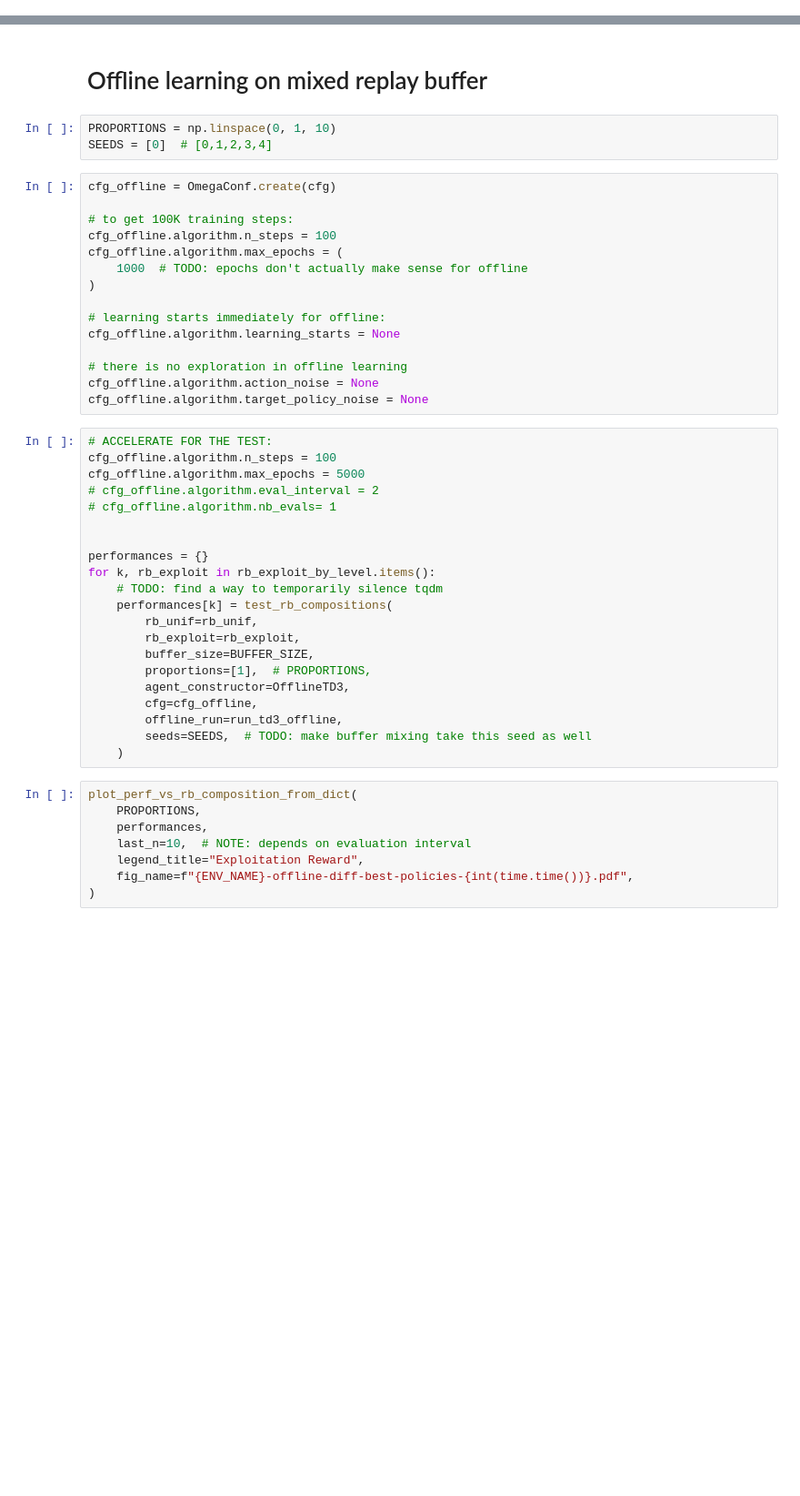
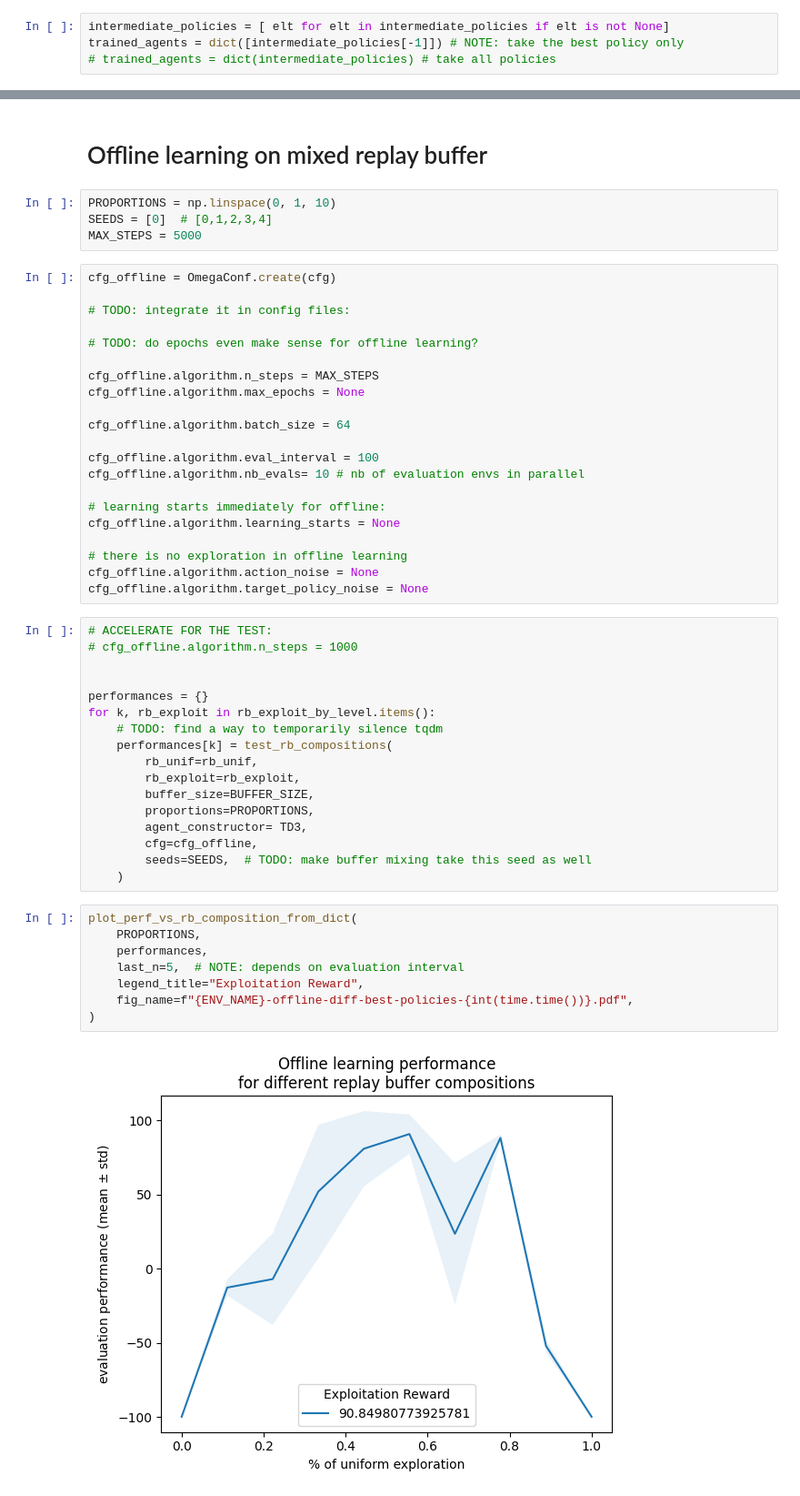
Before and after one commit to milosoundjian/projet-mind, a Jupyter notebook: experiments/notebooks/01-pipeline_setup.ipynb, the cells around one changed output, grey strips where cells are left out. Shown at 91% size. Drawn from its saved outputs; the diff is of its cells as text; blank space fills up the shorter version.

Commit message:
add new training interface to the notebook; slightly modify the new train methods; remove epochs and call to train_agent from offline learning

```diff
--- a/experiments/notebooks/01-pipeline_setup.ipynb
+++ b/experiments/notebooks/01-pipeline_setup.ipynb
@@ -106,3 +83,7 @@ else:
+# %%
+intermediate_policies = [ elt for elt in intermediate_policies if elt is not None]
+trained_agents = dict([intermediate_policies[-1]]) # NOTE: take the best policy only
+# trained_agents = dict(intermediate_policies) # take all policies
 # %%
 rb_exploit_by_level = {}
 for k, policy_agent in trained_agents.items():
@@ -119,14 +102,21 @@ rb_unif = collect_uniform_transitions(ENV_NAME, buffer_size=BUFFER_SIZE)
 # %%
 PROPORTIONS = np.linspace(0, 1, 10)
 SEEDS = [0]  # [0,1,2,3,4]
+MAX_STEPS = 5000
 # %%
 cfg_offline = OmegaConf.create(cfg)
 
-# to get 100K training steps:
-cfg_offline.algorithm.n_steps = 100
-cfg_offline.algorithm.max_epochs = (
-    1000  # TODO: epochs don't actually make sense for offline
-)
+# TODO: integrate it in config files:
+
+# TODO: do epochs even make sense for offline learning?
+
+cfg_offline.algorithm.n_steps = MAX_STEPS
+cfg_offline.algorithm.max_epochs = None
+
+cfg_offline.algorithm.batch_size = 64
+
+cfg_offline.algorithm.eval_interval = 100
+cfg_offline.algorithm.nb_evals= 10 # nb of evaluation envs in parallel
 
 # learning starts immediately for offline:
 cfg_offline.algorithm.learning_starts = None
@@ -136,10 +126,7 @@ cfg_offline.algorithm.action_noise = None
 cfg_offline.algorithm.target_policy_noise = None
 # %%
 # ACCELERATE FOR THE TEST:
-cfg_offline.algorithm.n_steps = 100
-cfg_offline.algorithm.max_epochs = 5000
-# cfg_offline.algorithm.eval_interval = 2
-# cfg_offline.algorithm.nb_evals= 1
+# cfg_offline.algorithm.n_steps = 1000
 
 
 performances = {}
@@ -149,17 +136,18 @@ for k, rb_exploit in rb_exploit_by_level.items():
         rb_unif=rb_unif,
         rb_exploit=rb_exploit,
         buffer_size=BUFFER_SIZE,
-        proportions=[1],  # PROPORTIONS,
-        agent_constructor=OfflineTD3,
+        proportions=PROPORTIONS,
+        agent_constructor= TD3,
         cfg=cfg_offline,
-        offline_run=run_td3_offline,
         seeds=SEEDS,  # TODO: make buffer mixing take this seed as well
     )
 # %%
 plot_perf_vs_rb_composition_from_dict(
     PROPORTIONS,
     performances,
-    last_n=10,  # NOTE: depends on evaluation interval
+    last_n=5,  # NOTE: depends on evaluation interval
     legend_title="Exploitation Reward",
     fig_name=f"{ENV_NAME}-offline-diff-best-policies-{int(time.time())}.pdf",
 )
+# %% [output]
+[figure, added]
```
Also changed, not shown: parts of 6 cells of this notebook, 13 other files.
